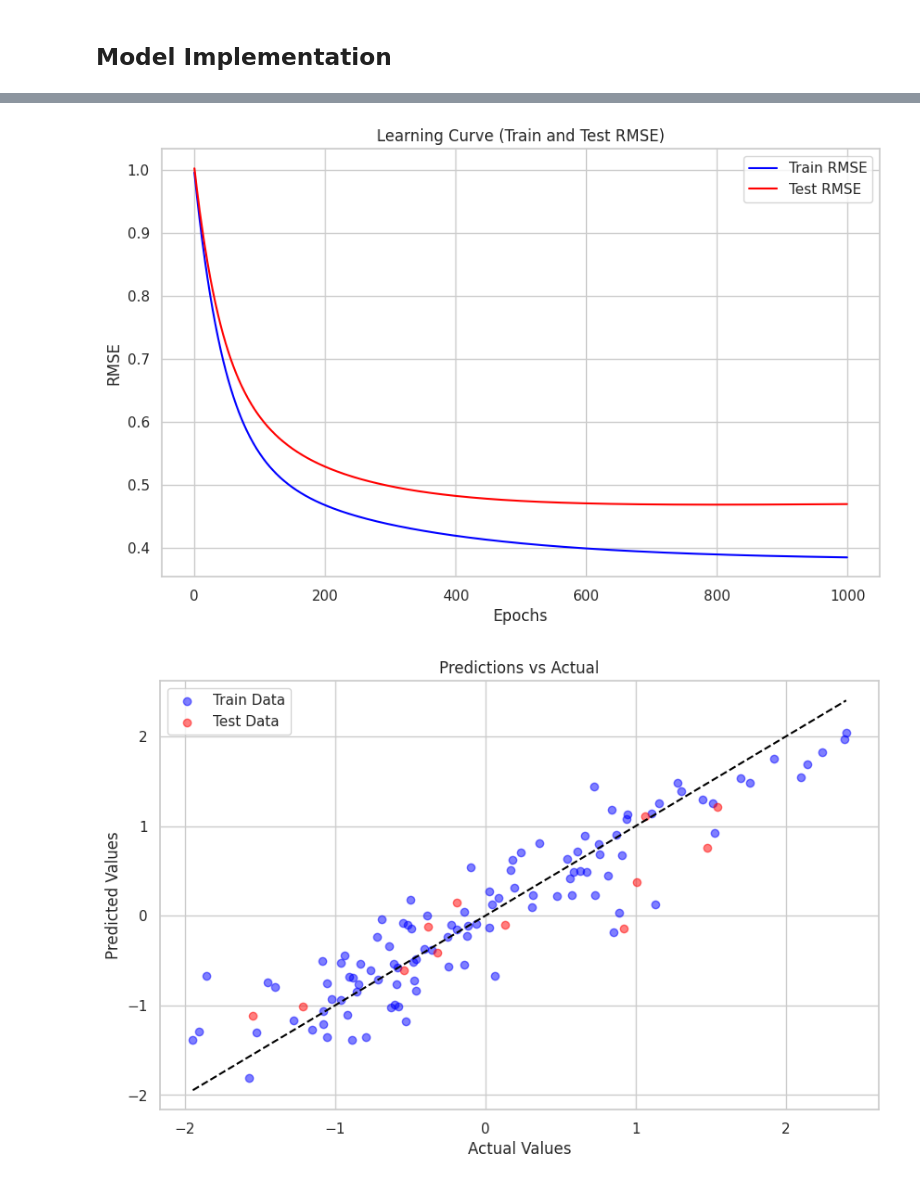
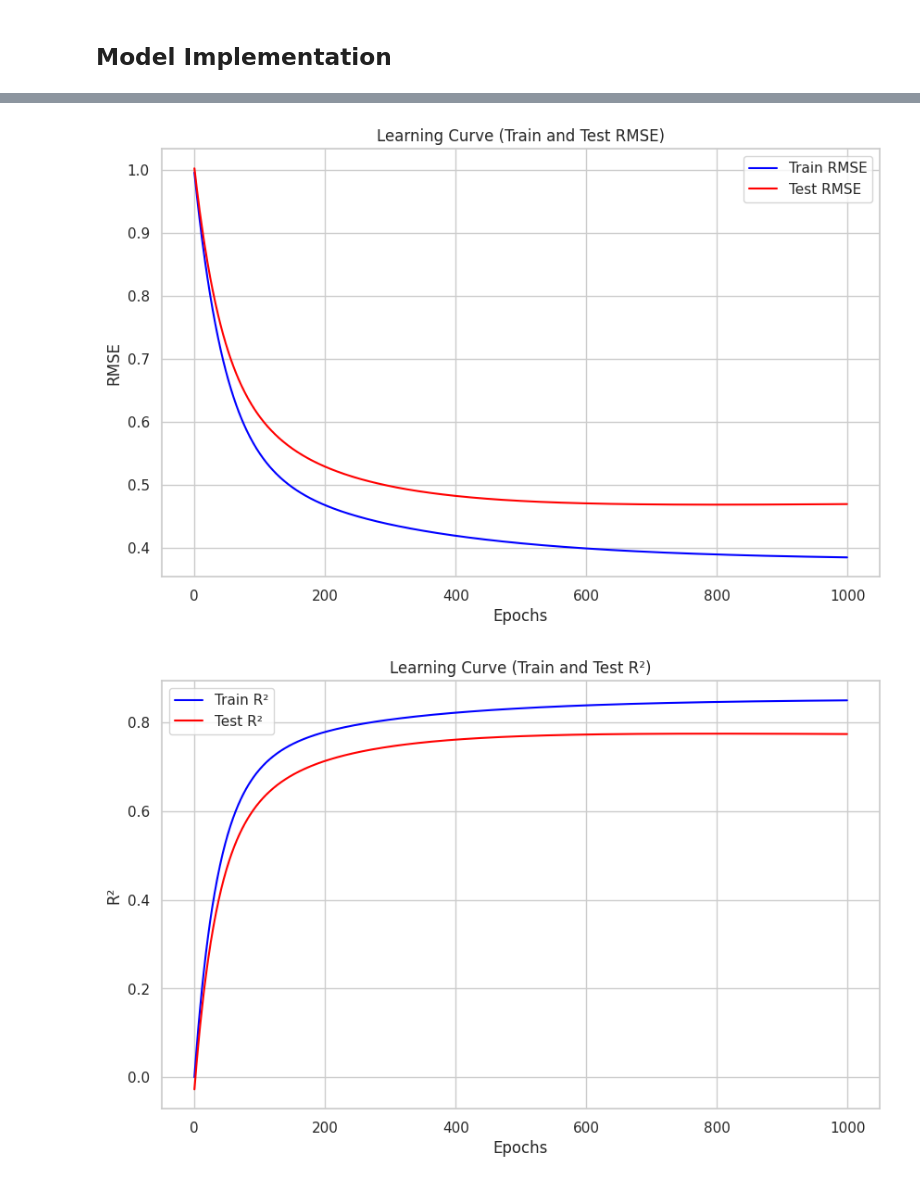
Before and after one commit to Sayed-Hossein-Hosseini/Linear_Regression_for_Predicting_House_Prices, a Jupyter notebook: Linear_Regression_for_Predicting_House_Prices.ipynb, the cells around one changed output, grey strips where cells are left out. Saved outputs shown, nothing was run; the diff lists cells and outputs as text; code cells hidden in the pictures.

```diff
--- a/Linear_Regression_for_Predicting_House_Prices.ipynb
+++ b/Linear_Regression_for_Predicting_House_Prices.ipynb
@@ -342,6 +342,10 @@ Name: Price, dtype: float64
 # %% [markdown]
 ## **Model Implementation**
 # %%
+import numpy as np
+import pandas as pd
+import matplotlib.pyplot as plt
+
 def linear_regression(X_train, y_train, X_test, y_test, learning_rate=0.01, epochs=1000):
     """
     Linear Regression with Gradient Descent and RMSE loss function
@@ -355,11 +359,19 @@ def linear_regression(X_train, y_train, X_test, y_test, learning_rate=0.01, epoc
     def compute_rmse(y_true, y_pred):
         return np.sqrt(np.mean((y_pred - y_true) ** 2))
 
-    # Variables to store RMSE at each epoch
+    # Step 3: R² (coefficient of determination) for accuracy
+    def compute_r2(y_true, y_pred):
+        ss_total = np.sum((y_true - np.mean(y_true)) ** 2)
+        ss_residual = np.sum((y_true - y_pred) ** 2)
+        return 1 - (ss_residual / ss_total)
+
+    # Variables to store RMSE and R² at each epoch
     train_rmse_list = []
     test_rmse_list = []
+    train_r2_list = []
+    test_r2_list = []
 
-    # Step 3: Gradient Descent Loop
+    # Step 4: Gradient Descent Loop
     for epoch in range(epochs):
         # Make predictions
         y_pred_train = np.dot(X_train, theta) + b
@@ -373,35 +385,58 @@ def linear_regression(X_train, y_train, X_test, y_test, learning_rate=0.01, epoc
         theta -= learning_rate * d_theta
         b -= learning_rate * d_b
 
-        # Calculate RMSE and store for later plotting
+        # Calculate RMSE and R² for both train and test
         train_rmse = compute_rmse(y_train, y_pred_train)
         test_rmse = compute_rmse(y_test, y_pred_test)
 
+        train_r2 = compute_r2(y_train, y_pred_train)
+        test_r2 = compute_r2(y_test, y_pred_test)
+
+        # Store RMSE and R² values for later plotting
         train_rmse_list.append(train_rmse)
         test_rmse_list.append(test_rmse)
+        train_r2_list.append(train_r2)
+        test_r2_list.append(test_r2)
 
-        # Calculate RMSE at every 100th epoch for monitoring
+        # Print values at every 100th epoch
         if epoch % 100 == 0:
             print(f"Epoch {epoch}: Train RMSE = {train_rmse:.4f}, Test RMSE = {test_rmse:.4f}")
+            print(f"Epoch {epoch}: Train R² = {train_r2:.4f}, Test R² = {test_r2:.4f}")
 
     # Final predictions
     y_train_pred = np.dot(X_train, theta) + b
     y_test_pred = np.dot(X_test, theta) + b
 
-    # Final RMSE
+    # Final RMSE and R²
     final_train_rmse = compute_rmse(y_train, y_train_pred)
     final_test_rmse = compute_rmse(y_test, y_test_pred)
 
+    final_train_r2 = compute_r2(y_train, y_train_pred)
+    final_test_r2 = compute_r2(y_test, y_test_pred)
+
     print(f"\nFinal Train RMSE: {final_train_rmse:.4f}")
     print(f"Final Test RMSE: {final_test_rmse:.4f}")
+    print(f"Final Train R²: {final_train_r2:.4f}")
+    print(f"Final Test R²: {final_test_r2:.4f}")
 
-    # Plot Learning Curve
+    # Plot Learning Curve for RMSE
     plt.figure(figsize=(10, 6))
     plt.plot(range(epochs), train_rmse_list, label="Train RMSE", color="blue")
     plt.plot(range(epochs), test_rmse_list, label="Test RMSE", color="red")
     plt.title("Learning Curve (Train and Test RMSE)")
     plt.xlabel("Epochs")
     plt.ylabel("RMSE")
+    plt.legend()
+    plt.grid(True)
+    plt.show()
+
+    # Plot Learning Curve for R²
+    plt.figure(figsize=(10, 6))
+    plt.plot(range(epochs), train_r2_list, label="Train R²", color="blue")
+    plt.plot(range(epochs), test_r2_list, label="Test R²", color="red")
+    plt.title("Learning Curve (Train and Test R²)")
+    plt.xlabel("Epochs")
+    plt.ylabel("R²")
     plt.legend()
     plt.grid(True)
     plt.show()
@@ -440,2 +479,2 @@ Final Test RMSE: 0.4697
 [figure]
-[figure, old version]
+[figure, new version]
```
Also changed, not shown: parts of 3 cells of this notebook.
